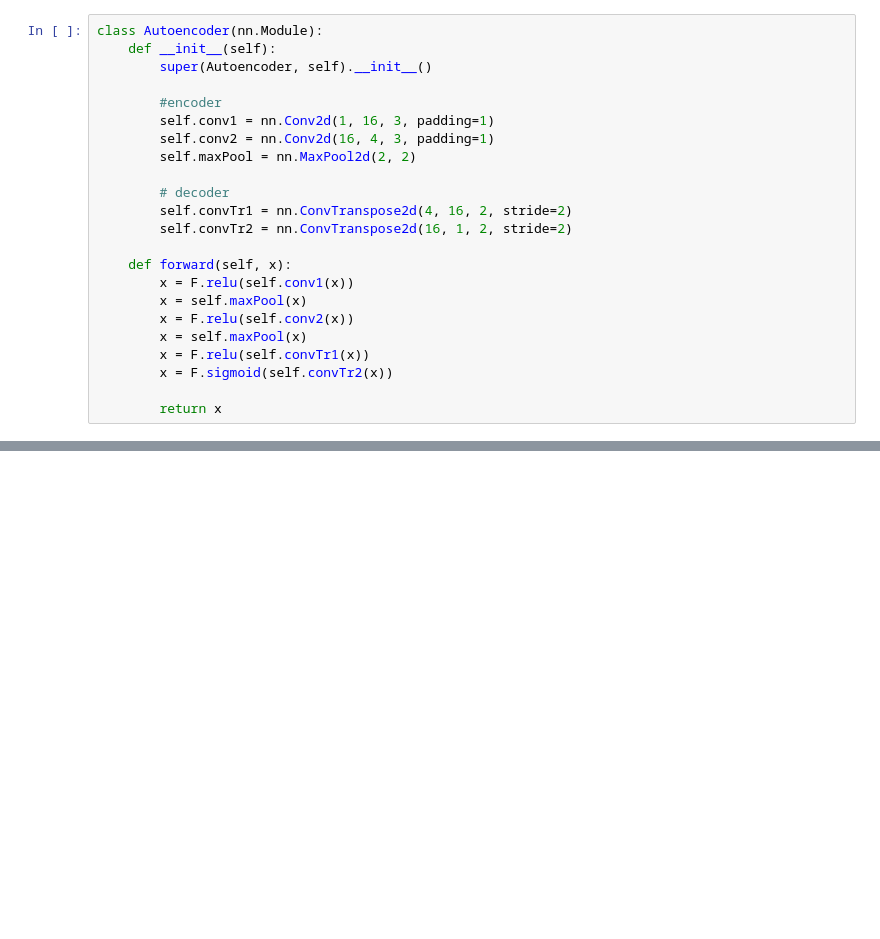
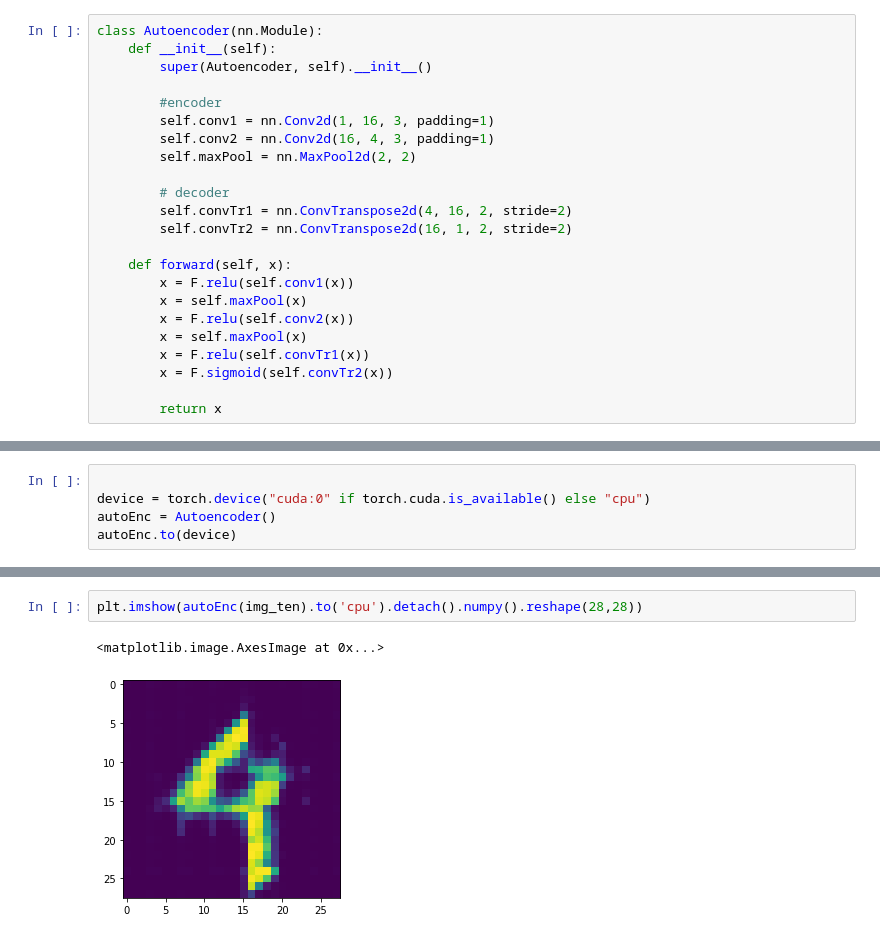
Before and after one commit to VasundharaAgarwal/GANFingerprinting, a Jupyter notebook: Autoencoder.ipynb, the cells around one changed output, grey strips where cells are left out. Drawn from its saved outputs; the diff is of its cells as text; blank space fills up the shorter version.

Commit message:
Implement Autoencoder

```diff
--- a/Autoencoder.ipynb
+++ b/Autoencoder.ipynb
@@ -63,0 +161,5 @@ tensor([ 0.7754, -0.9387])
+# %%
+
+device = torch.device("cuda:0" if torch.cuda.is_available() else "cpu")
+autoEnc = Autoencoder()
+autoEnc.to(device)
@@ -198,0 +253,5 @@ def trainGAN(num, netG, netD):
+# %%
+plt.imshow(autoEnc(img_ten).to('cpu').detach().numpy().reshape(28,28))
+# %% [output]
+<matplotlib.image.AxesImage at 0x...>
+[figure, added]
```
Also changed, not shown: parts of 26 cells of this notebook.
